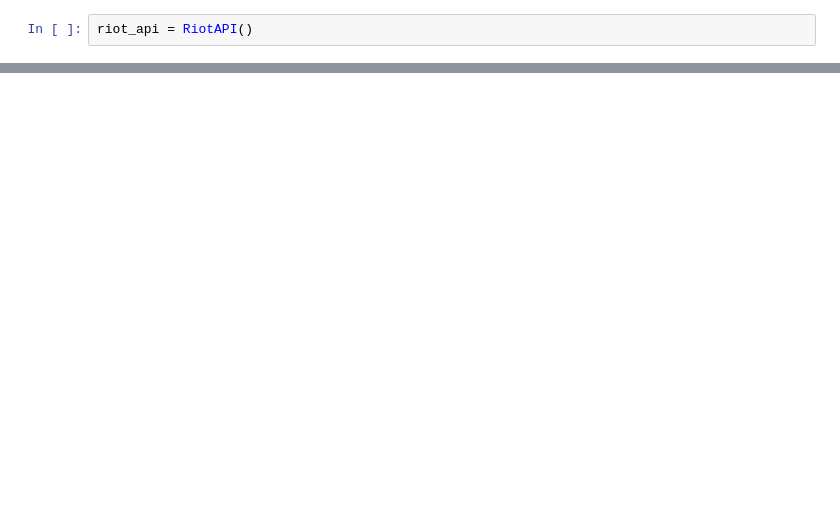
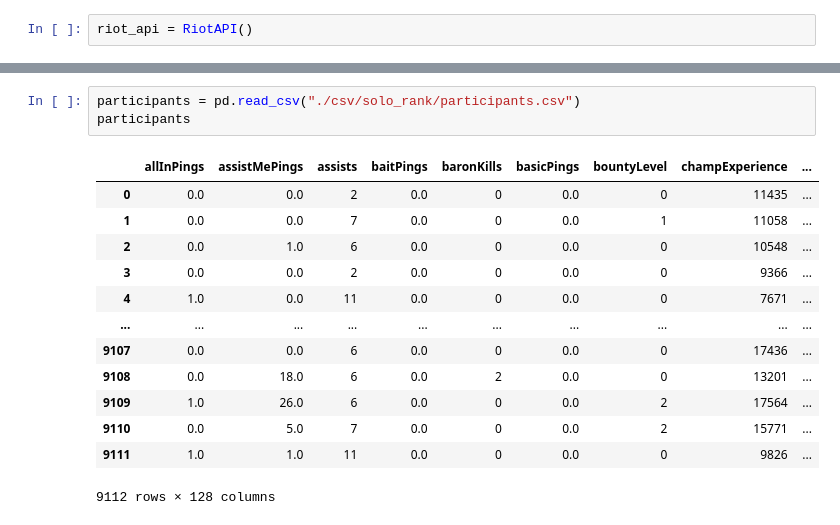
Before and after one commit to posky/LoL-Esports, a Jupyter notebook: riot_apis.ipynb, the cells around one changed output, grey strips where cells are left out. Cells and saved outputs as stored; diff of their text form; blank space fills up the shorter version.

Commit message:
show solo rank stats

```diff
--- a/riot_apis.ipynb
+++ b/riot_apis.ipynb
@@ -139,0 +26,17 @@ teams
+# %%
+participants = pd.read_csv("./csv/solo_rank/participants.csv")
+participants
+# %% [output]
+|  | allInPings | assistMePings | assists | baitPings | baronKills | basicPings | bountyLevel | champExperience | ... |
+| 0 | 0.0 | 0.0 | 2 | 0.0 | 0 | 0.0 | 0 | 11435 | ... |
+| 1 | 0.0 | 0.0 | 7 | 0.0 | 0 | 0.0 | 1 | 11058 | ... |
+| 2 | 0.0 | 1.0 | 6 | 0.0 | 0 | 0.0 | 0 | 10548 | ... |
+| 3 | 0.0 | 0.0 | 2 | 0.0 | 0 | 0.0 | 0 | 9366 | ... |
+| 4 | 1.0 | 0.0 | 11 | 0.0 | 0 | 0.0 | 0 | 7671 | ... |
+| ... | ... | ... | ... | ... | ... | ... | ... | ... | ... |
+| 9107 | 0.0 | 0.0 | 6 | 0.0 | 0 | 0.0 | 0 | 17436 | ... |
+| 9108 | 0.0 | 18.0 | 6 | 0.0 | 2 | 0.0 | 0 | 13201 | ... |
+| 9109 | 1.0 | 26.0 | 6 | 0.0 | 0 | 0.0 | 2 | 17564 | ... |
+| 9110 | 0.0 | 5.0 | 7 | 0.0 | 0 | 0.0 | 2 | 15771 | ... |
+| 9111 | 1.0 | 1.0 | 11 | 0.0 | 0 | 0.0 | 0 | 9826 | ... |
+9112 rows × 128 columns
```
Also changed, not shown: parts of 18 cells of this notebook.
